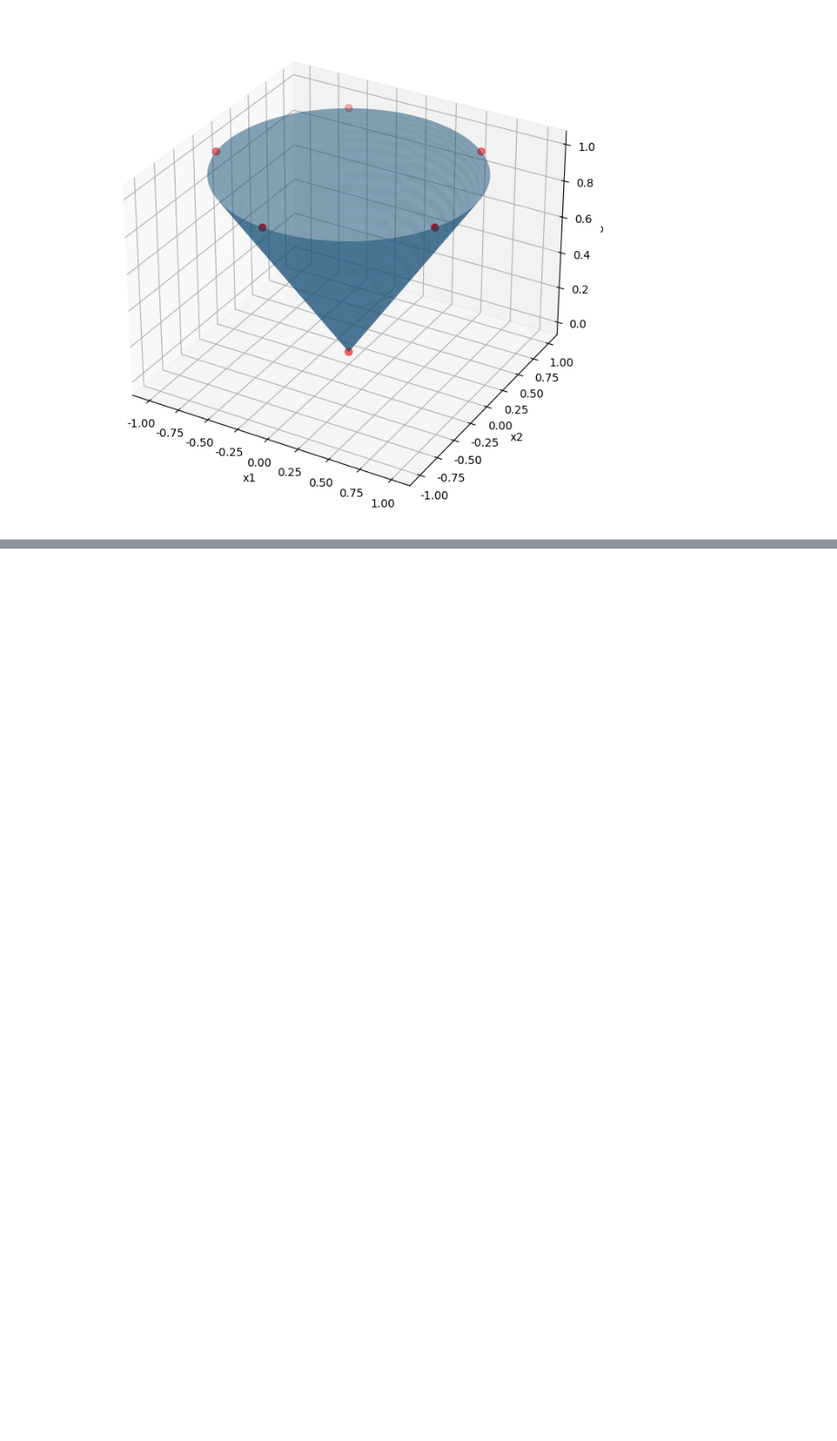
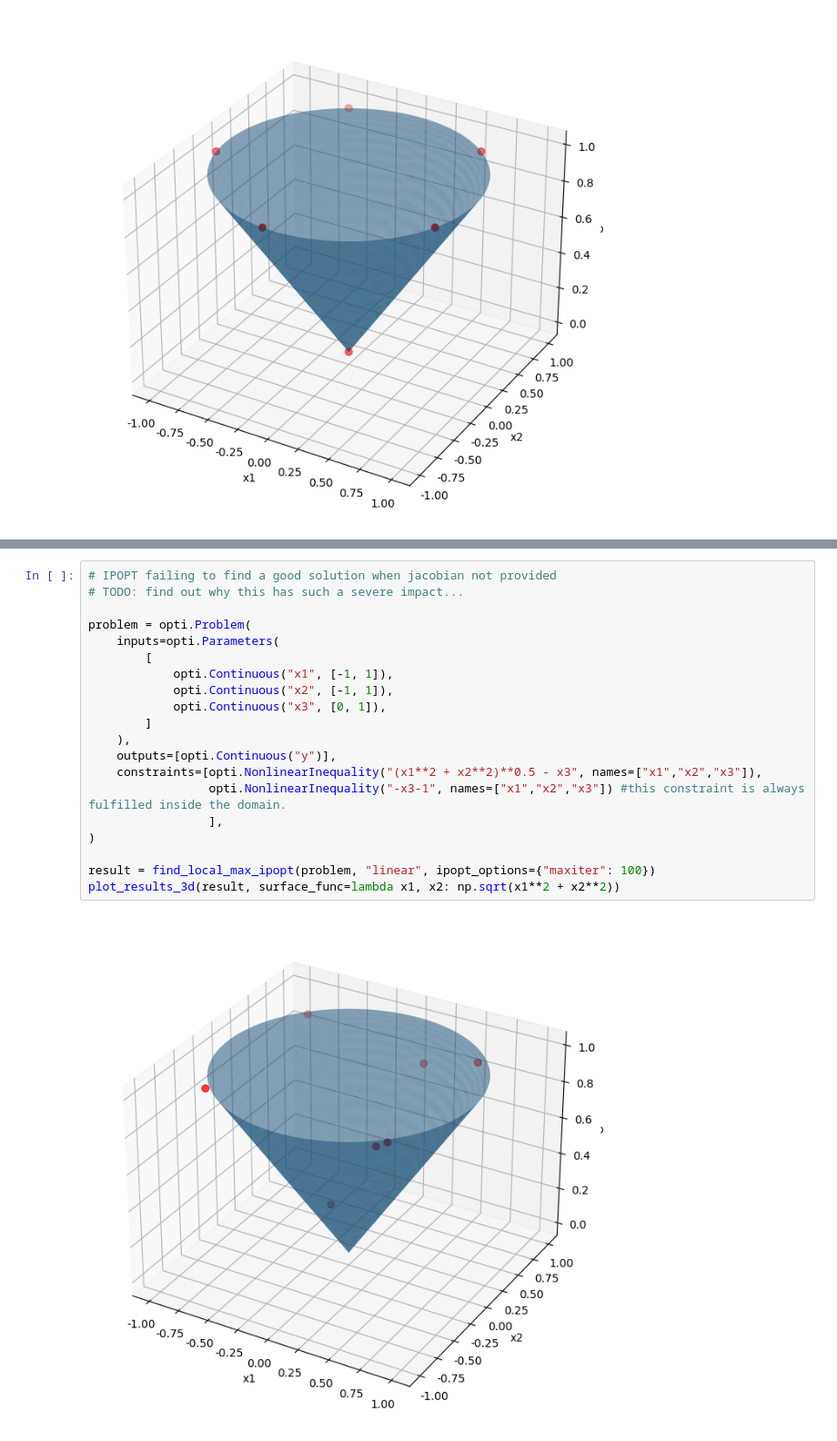
Before and after one commit to basf/doe, a Jupyter notebook: examples/nonlinear_constraints.ipynb, the cells around one changed output, grey strips where cells are left out. Shown at 91% size. Saved outputs shown, nothing was run; the diff lists cells and outputs as text; blank space fills up the shorter version.

```diff
--- a/examples/nonlinear_constraints.ipynb
+++ b/examples/nonlinear_constraints.ipynb
@@ -131,0 +202,22 @@ plot_results_3d(result, surface_func=lambda x1, x2: np.sqrt(x1**2 + x2**2))
+# %%
+# IPOPT failing to find a good solution when jacobian not provided
+# TODO: find out why this has such a severe impact...
+
+problem = opti.Problem(
+    inputs=opti.Parameters(
+        [
+            opti.Continuous("x1", [-1, 1]),
+            opti.Continuous("x2", [-1, 1]),
+            opti.Continuous("x3", [0, 1]),
+        ]
+    ),
+    outputs=[opti.Continuous("y")],
+    constraints=[opti.NonlinearInequality("(x1**2 + x2**2)**0.5 - x3", names=["x1","x2","x3"]),
+                 opti.NonlinearInequality("-x3-1", names=["x1","x2","x3"]) #this constraint is always fulfilled inside the domain.
+                 ],
+)
+
+result = find_local_max_ipopt(problem, "linear", ipopt_options={"maxiter": 100})
+plot_results_3d(result, surface_func=lambda x1, x2: np.sqrt(x1**2 + x2**2))
+# %% [output]
+[figure, added]
```
Also changed, not shown: parts of 5 cells of this notebook, 1 other file.
